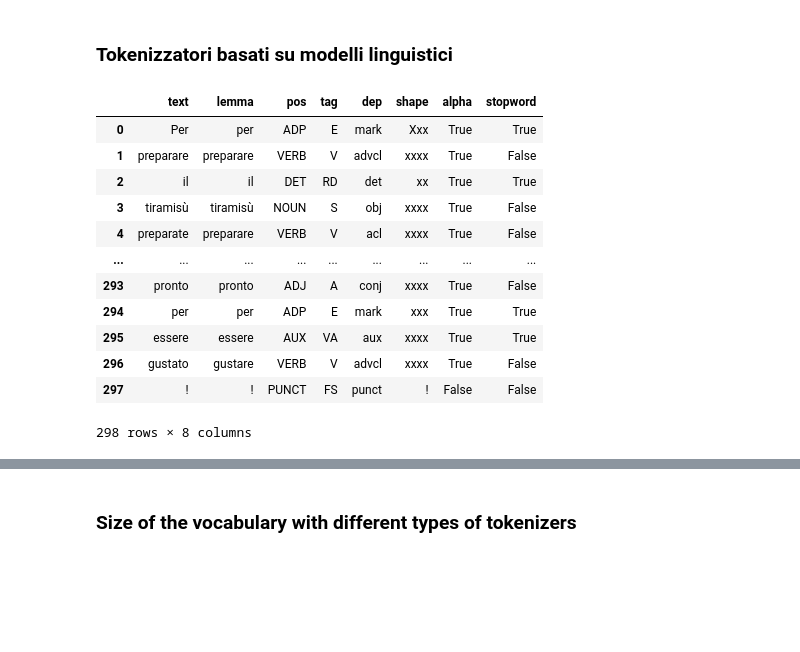
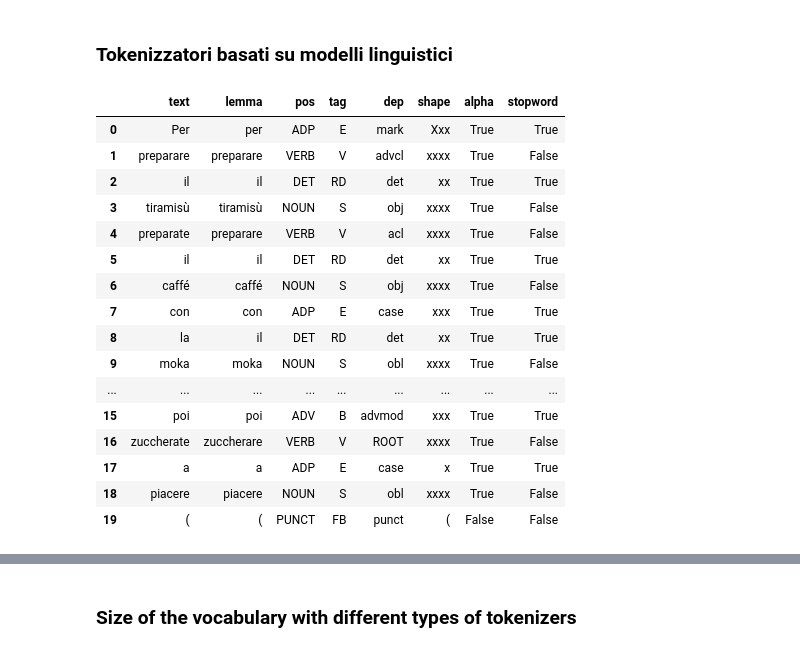
Before and after one commit to afflint/tdl, a Jupyter notebook: 2024-25/dati-testuali.ipynb, the cells around one changed output, grey strips where cells are left out. Cells and saved outputs as stored; diff of their text form; code cells hidden in the pictures; blank space fills up the shorter version.

```diff
--- a/2024-25/dati-testuali.ipynb
+++ b/2024-25/dati-testuali.ipynb
@@ -140,21 +171,25 @@ for token in nlp(docs[0]):
                    'alpha': token.is_alpha, 'stopword': token.is_stop})
 T = pd.DataFrame(tokens)
 # %%
-T
+T.head(20)
 # %% [output]
 |  | text | lemma | pos | tag | dep | shape | alpha | stopword |
 | 0 | Per | per | ADP | E | mark | Xxx | True | True |
 | 1 | preparare | preparare | VERB | V | advcl | xxxx | True | False |
 | 2 | il | il | DET | RD | det | xx | True | True |
 | 3 | tiramisù | tiramisù | NOUN | S | obj | xxxx | True | False |
 | 4 | preparate | preparare | VERB | V | acl | xxxx | True | False |
+| 5 | il | il | DET | RD | det | xx | True | True |
+| 6 | caffé | caffé | NOUN | S | obj | xxxx | True | False |
+| 7 | con | con | ADP | E | case | xxx | True | True |
+| 8 | la | il | DET | RD | det | xx | True | True |
+| 9 | moka | moka | NOUN | S | obl | xxxx | True | False |
 | ... | ... | ... | ... | ... | ... | ... | ... | ... |
-| 293 | pronto | pronto | ADJ | A | conj | xxxx | True | False |
-| 294 | per | per | ADP | E | mark | xxx | True | True |
-| 295 | essere | essere | AUX | VA | aux | xxxx | True | True |
-| 296 | gustato | gustare | VERB | V | advcl | xxxx | True | False |
-| 297 | ! | ! | PUNCT | FS | punct | ! | False | False |
+| 15 | poi | poi | ADV | B | advmod | xxx | True | True |
+| 16 | zuccherate | zuccherare | VERB | V | ROOT | xxxx | True | False |
+| 17 | a | a | ADP | E | case | x | True | True |
+| 18 | piacere | piacere | NOUN | S | obl | xxxx | True | False |
+| 19 | ( | ( | PUNCT | FB | punct | ( | False | False |
-298 rows × 8 columns
 # %%
 sentence = "Per preparare il tiramisù preparate il caffé con la moka"
 render(nlp(sentence))
```
Also changed, not shown: parts of 17 cells of this notebook, 1 other file.
